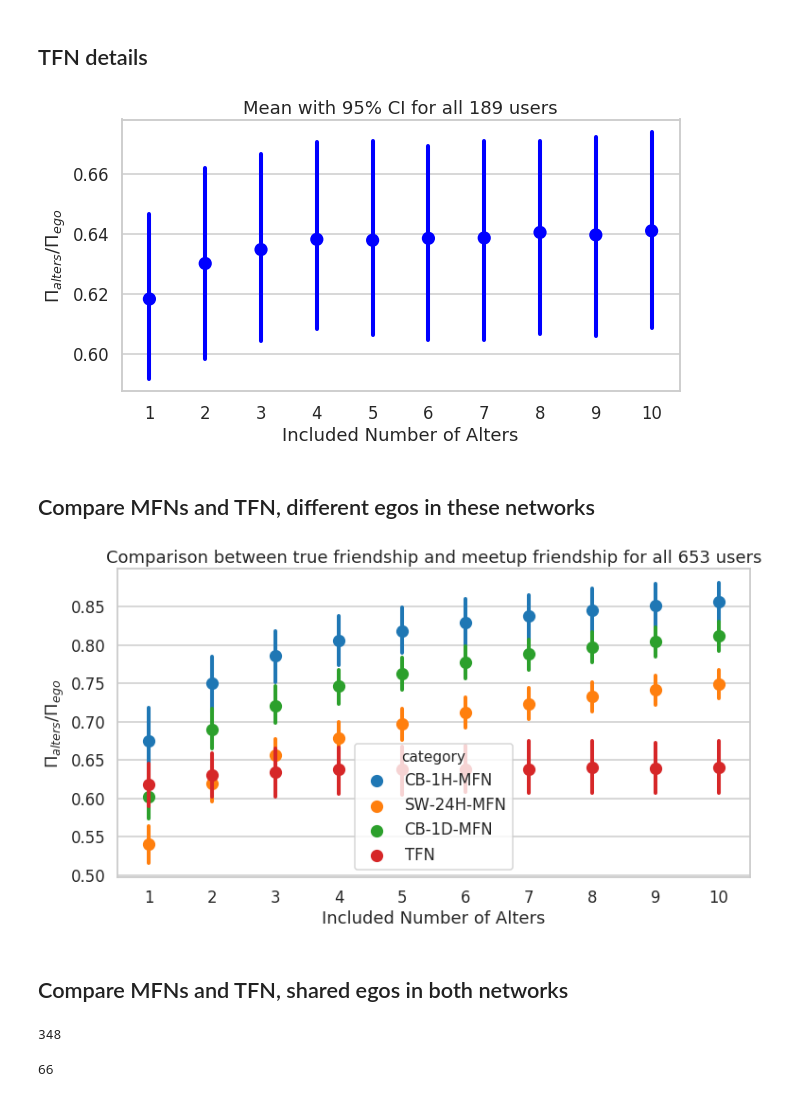
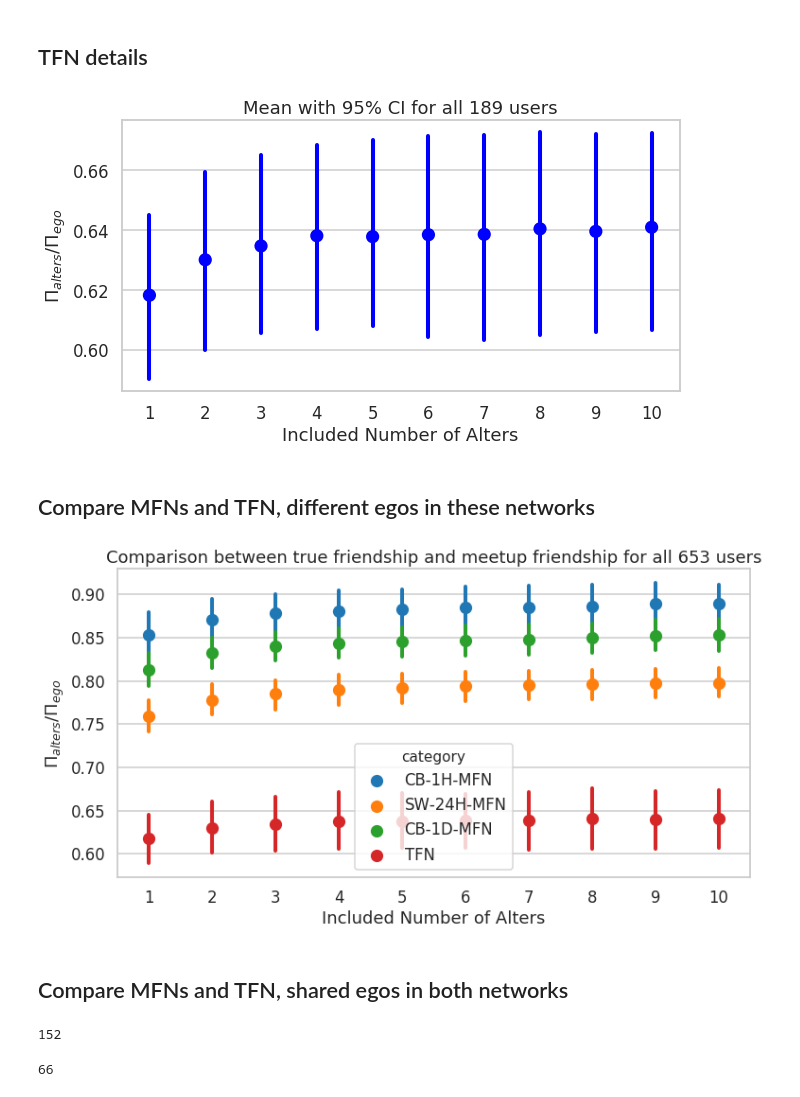
Before and after one commit to Magica-Chen/social-predictability, a Jupyter notebook: Ranking-Based-BK-VS.ipynb, the cells around one changed output. Drawn from its saved outputs; the diff is of its cells as text; code cells hidden in the pictures.

```diff
--- a/Ranking-Based-BK-VS.ipynb
+++ b/Ranking-Based-BK-VS.ipynb
@@ -28,3 +28,10 @@ MFN_TFN_path = "final/bk-150/bk-TFN.csv"
+# %%
+placeid_path = "temp_data/bk-150/brightkite_placeidT_150.pickle"
+MFN_H_path = "final/bk-150/bk-H-2-10-CP-MFN.csv"
+MFN_D_path = "final/bk-150/bk-D-2-10-CP-MFN.csv"
+MFN_24H_path = "final/bk-150/bk-24H-2-10-CP-MFN.csv"
+MFN_whole_path = "final/bk-150/bk-whole-MFN.csv"
+MFN_TFN_path = "final/bk-150/bk-TFN.csv"
 # %%
 def transform_df(MFN_H_path):
     df_H_MFN = pd.read_csv(MFN_H_path)
@@ -72,7 +79,7 @@ df_TFN = transform_df(MFN_TFN_path)
 vs.cv_plot(df_TFN[df_TFN['n_meetupers_x'] >=10], threshold=10,
            plot_type='errorbar', mode='talk', l=10, w=5)
 # %% [output]
-[figure, old version]
+[figure, new version]
 # %% [markdown]
 ## Compare MFNs and TFN, different egos in these networks
 # %%
@@ -82,11 +89,14 @@ df_24H_MFN['category'] = 'SW-24H-MFN'
 df_TFN['category'] = 'TFN'
 # %%
 all_networks = pd.concat([df_H_MFN, df_24H_MFN, df_D_MFN, df_TFN])
+# %%
+all_networks10 = all_networks[all_networks['n_meetupers_x'] >=10]
+all_networks10.to_csv('final/bk-150/bk_all_network_2_10_CP.csv', index=False)
 # %%
-vs.cv_compare_plot(all_networks[all_networks['n_meetupers_x'] >=10], threshold=10,
+vs.cv_compare_plot(all_networks10, threshold=10,
                    mode='talk', l=12, w=6)
 # %% [output]
-[figure, old version]
+[figure, new version]
 # %% [markdown]
 ## Compare MFNs and TFN, shared egos in both networks
 # %%
@@ -97,12 +107,13 @@ share_users_total = list(
                    set(df_24H_MFN['userid'].tolist()) &
                    set(df_H_MFN['userid'].tolist()) &
                    set(df_D_MFN['userid'].tolist()) &
-                   set(df_TFN['userid'].tolist()) &
-                   set(df_all_MFN['userid'].tolist())
+                   set(df_TFN['userid'].tolist())
+#     &
+#                    set(df_all_MFN['userid'].tolist())
                         )
 len(share_users_total)
 # %% [output]
-348
+152
 # %%
 share_users = list(set(df_24H_MFN[df_24H_MFN['n_meetupers_x'] >=10]['userid'].tolist()) &
                    set(df_H_MFN[df_H_MFN['n_meetupers_x']>=10]['userid'].tolist()) &
```
Also changed, not shown: parts of 34 cells of this notebook, 8 other files.
